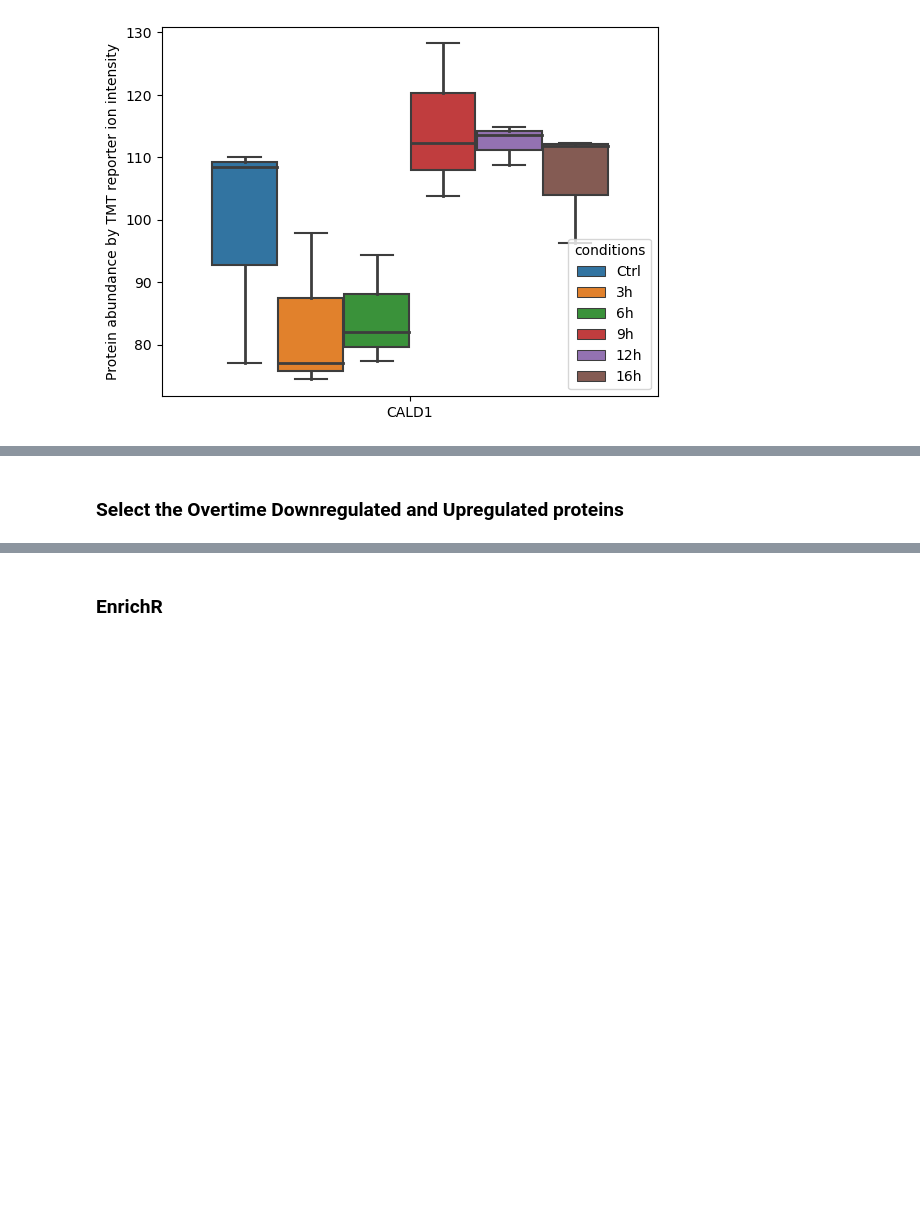
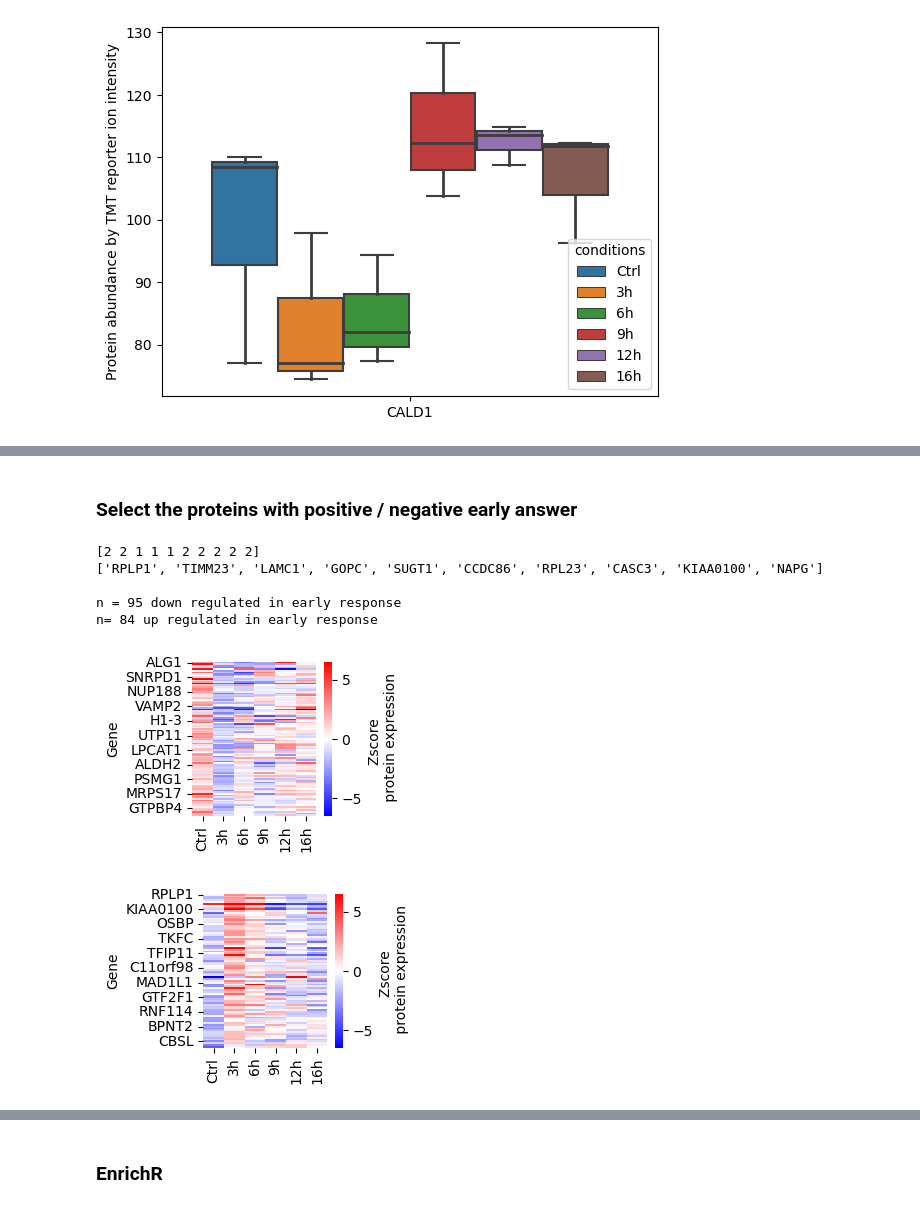
Before and after one commit to Keviosta/Temp_3.2.-.C, a Jupyter notebook: proteomics/HEK293_Proteomic data-early_response.ipynb, the cells around one changed output, grey strips where cells are left out. Cells and saved outputs as stored; diff of their text form; code cells hidden in the pictures; blank space fills up the shorter version.

```diff
--- a/proteomics/HEK293_Proteomic data-early_response.ipynb
+++ b/proteomics/HEK293_Proteomic data-early_response.ipynb
@@ -157,2 +149,2 @@ g.ax_heatmap.xaxis.set_label_position('top')
 # %% [markdown]
-### Select the Overtime Downregulated and Upregulated proteins
+### Select the proteins with positive / negative early answer
@@ -176,10 +151,36 @@ print(f'\nn = {len(groupDown_samples)} down regulated overtime.\nn= {len(groupUp
-# %%
-# See if the selection is good
-for subgroup in groupDown_samples, groupUp_samples:
-    plt.subplots(figsize=(2, 2))
-
-    seaborn.heatmap(df_high_Rval[df_high_Rval.index.isin(subgroup)],
-                    annot=False, cmap="bwr",
-                    linewidths=0, center=0, vmin=-6.5, vmax=6.5,
-                    cbar_kws={'label': 'Zscore \n protein expression'})
-    plt.show()
+# %%
+sample_names = df_earlyR.index
+num_samples = len(sample_names)
+
+reordered_indices = g.dendrogram_row.reordered_ind #the index in the heatmap
+linkage_matrix  = g.dendrogram_row.linkage #the matrix for heatmap
+num_clusters = 2 # cluster expected
+
+#Get the cluster labels for each sample
+cluster_labels = fcluster(linkage_matrix, num_clusters, criterion='maxclust')
+print(cluster_labels[:10])
+
+groupDown_samples = [sample_names[i] for i in range(len(sample_names)) if cluster_labels[i] == 1]
+groupUp_samples = [sample_names[i] for i in range(len(sample_names)) if cluster_labels[i] == 2]
+print(groupUp_samples[:10])
+
+print(f'\nn = {len(groupDown_samples)} down regulated in early response\nn= {len(groupUp_samples)} up regulated in early response')
+# %% [output]
+[2 2 1 1 1 2 2 2 2 2]
+['RPLP1', 'TIMM23', 'LAMC1', 'GOPC', 'SUGT1', 'CCDC86', 'RPL23', 'CASC3', 'KIAA0100', 'NAPG']
+
+n = 95 down regulated in early response
+n= 84 up regulated in early response
+# %%
+# See if the selection is good
+for subgroup in groupDown_samples, groupUp_samples:
+    plt.subplots(figsize=(2, 2))
+
+    seaborn.heatmap(df_earlyR[df_earlyR.index.isin(subgroup)],
+                    annot=False, cmap="bwr",
+                    linewidths=0, center=0, vmin=-6.5, vmax=6.5,
+                    cbar_kws={'label': 'Zscore \n protein expression'})
+    plt.show()
+# %% [output]
+[figure, added]
+[figure, added]
```
Also changed, not shown: parts of 15 cells of this notebook, 26 other files.
